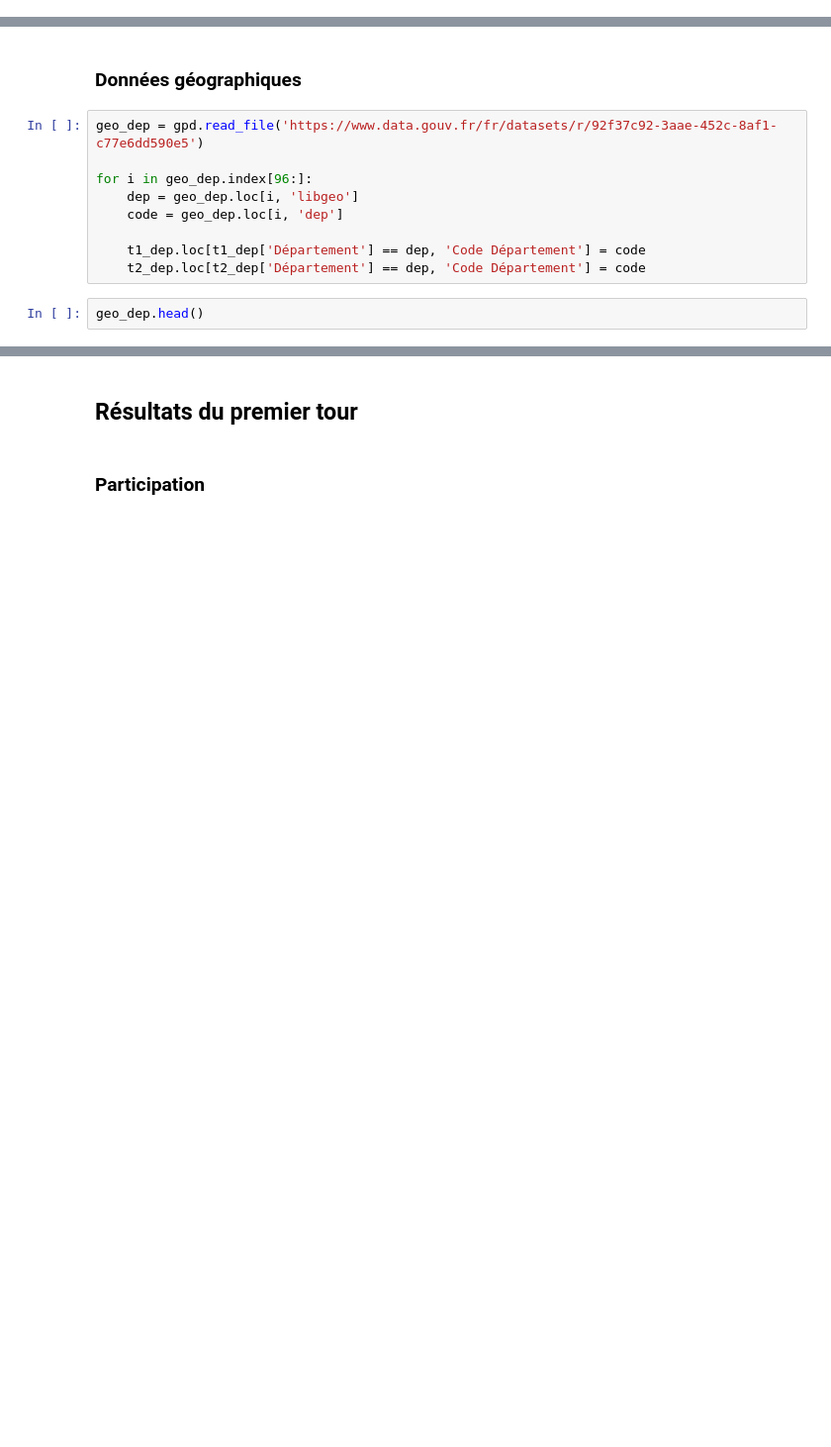
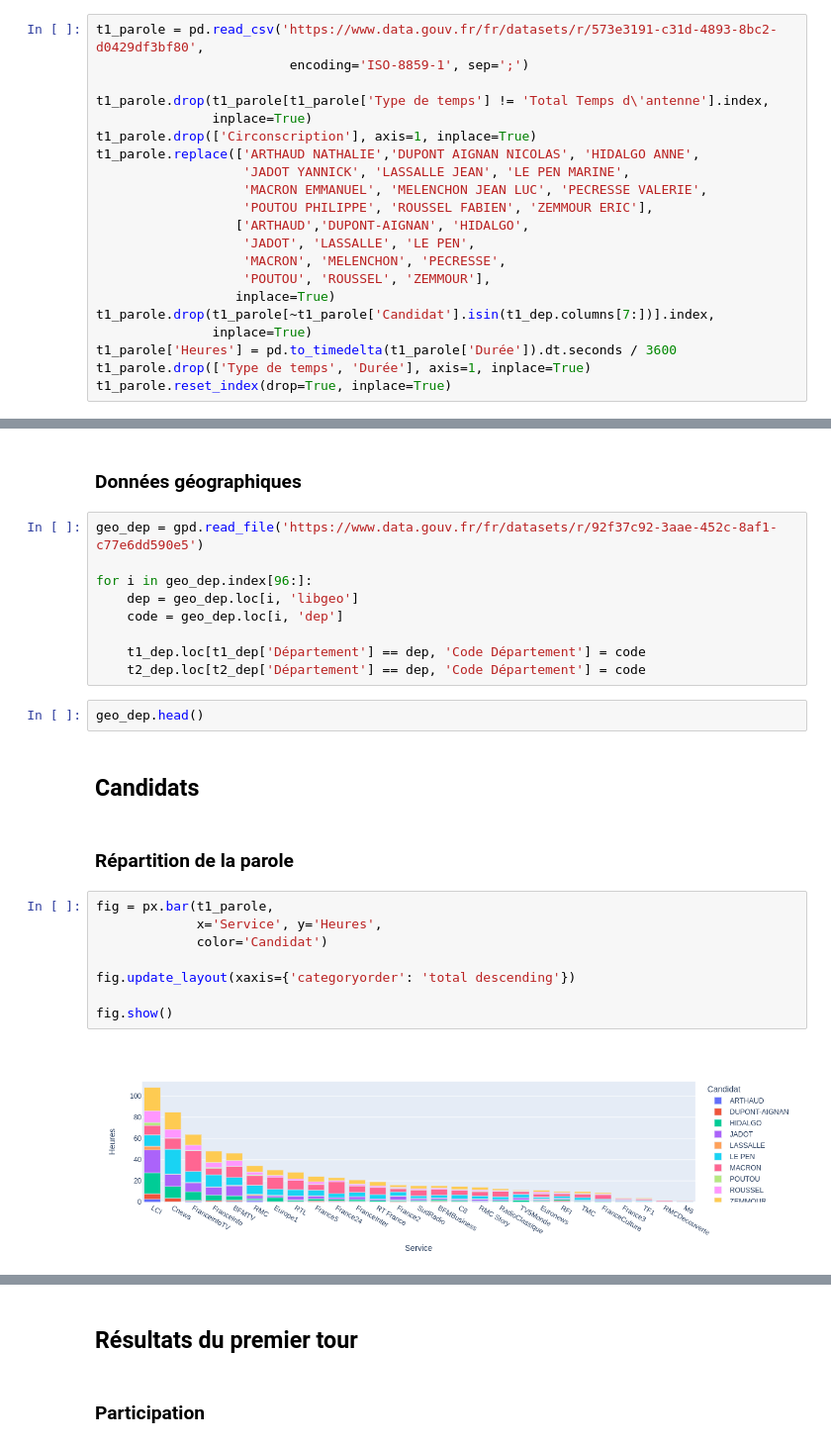
Before and after one commit to Eccsx/Data-Analysis-of-French-Elections, a Jupyter notebook: 2022.ipynb, the cells around one changed output, grey strips where cells are left out. Shown at 99% size. Saved outputs shown, nothing was run; the diff lists cells and outputs as text; blank space fills up the shorter version.

```diff
--- a/2022.ipynb
+++ b/2022.ipynb
@@ -22,0 +31,21 @@ t1_dep.head()
+# %%
+t1_parole = pd.read_csv('https://www.data.gouv.fr/fr/datasets/r/573e3191-c31d-4893-8bc2-d0429df3bf80',
+                         encoding='ISO-8859-1', sep=';')
+
+t1_parole.drop(t1_parole[t1_parole['Type de temps'] != 'Total Temps d\'antenne'].index,
+               inplace=True)
+t1_parole.drop(['Circonscription'], axis=1, inplace=True)
+t1_parole.replace(['ARTHAUD NATHALIE','DUPONT AIGNAN NICOLAS', 'HIDALGO ANNE',
+                   'JADOT YANNICK', 'LASSALLE JEAN', 'LE PEN MARINE',
+                   'MACRON EMMANUEL', 'MELENCHON JEAN LUC', 'PECRESSE VALERIE',
+                   'POUTOU PHILIPPE', 'ROUSSEL FABIEN', 'ZEMMOUR ERIC'],
+                  ['ARTHAUD','DUPONT-AIGNAN', 'HIDALGO',
+                   'JADOT', 'LASSALLE', 'LE PEN',
+                   'MACRON', 'MELENCHON', 'PECRESSE',
+                   'POUTOU', 'ROUSSEL', 'ZEMMOUR'],
+                  inplace=True)
+t1_parole.drop(t1_parole[~t1_parole['Candidat'].isin(t1_dep.columns[7:])].index,
+               inplace=True)
+t1_parole['Heures'] = pd.to_timedelta(t1_parole['Durée']).dt.seconds / 3600
+t1_parole.drop(['Type de temps', 'Durée'], axis=1, inplace=True)
+t1_parole.reset_index(drop=True, inplace=True)
@@ -45,3 +90,17 @@ for i in geo_dep.index[96:]:
     t2_dep.loc[t2_dep['Département'] == dep, 'Code Département'] = code
 # %%
 geo_dep.head()
+# %% [markdown]
+## Candidats
+# %% [markdown]
+### Répartition de la parole
+# %%
+fig = px.bar(t1_parole,
+             x='Service', y='Heures',
+             color='Candidat')
+
+fig.update_layout(xaxis={'categoryorder': 'total descending'})
+
+fig.show()
+# %% [output]
+[figure, added]
```
Also changed, not shown: parts of 10 cells of this notebook, 1 other file.
